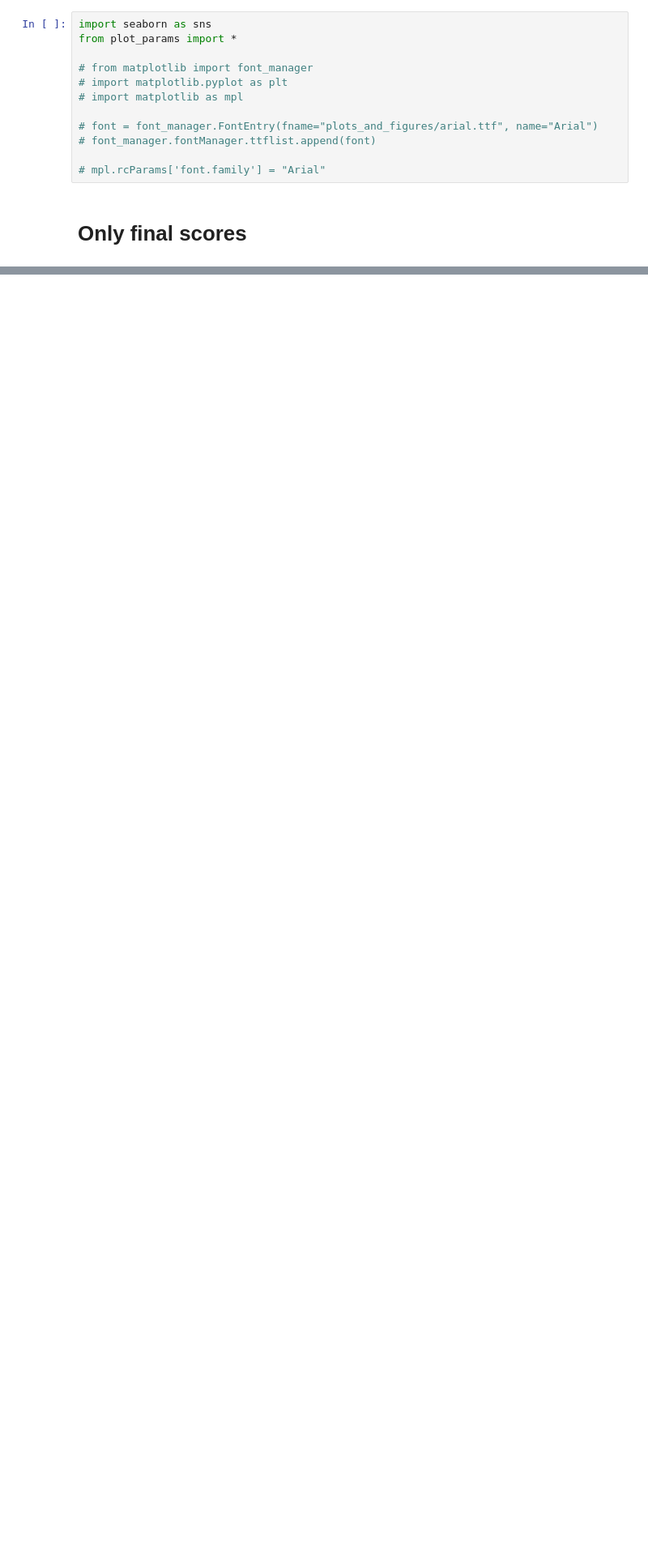
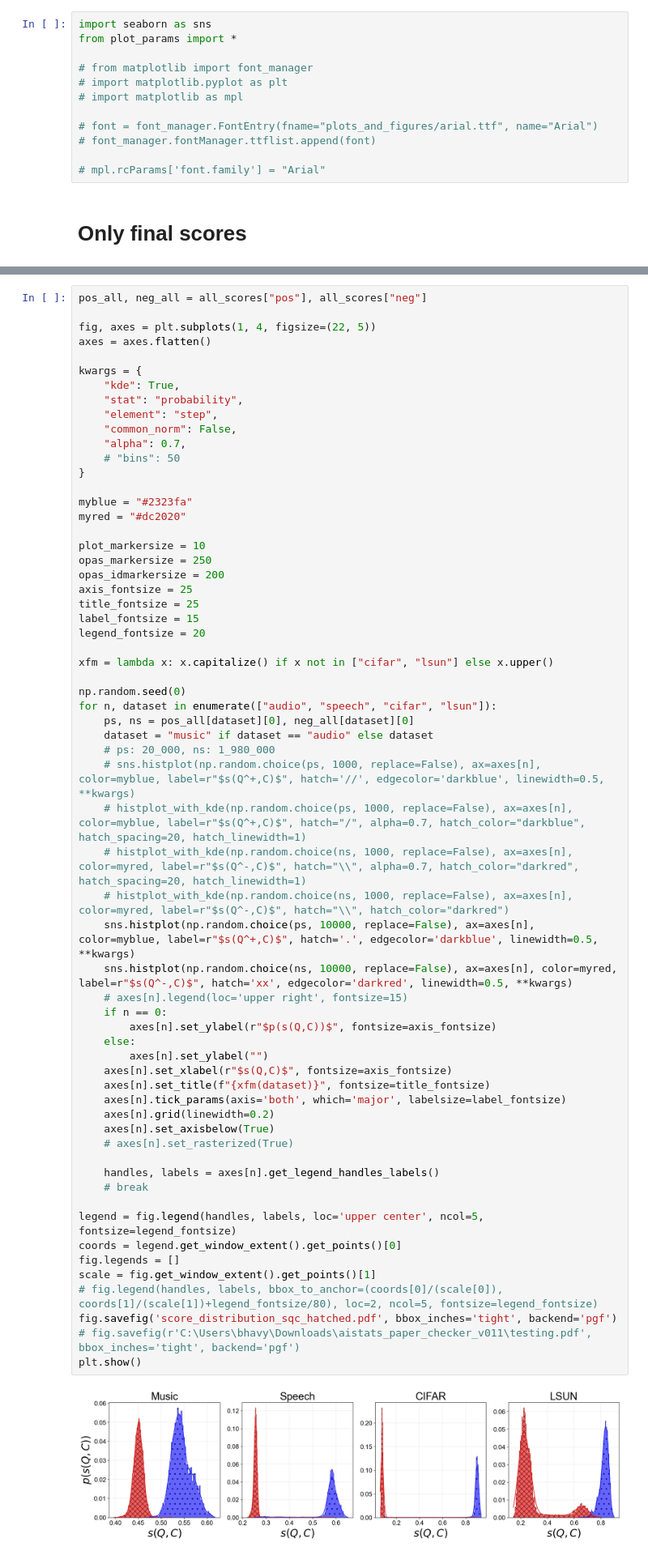
Before and after one commit to BhavyaKohli/OPAS, a Jupyter notebook: plots_and_figures/plots_score_distributions.ipynb, the cells around one changed output, grey strips where cells are left out. Shown at 81% size. Drawn from its saved outputs; the diff is of its cells as text; blank space fills up the shorter version.

```diff
--- a/plots_and_figures/plots_score_distributions.ipynb
+++ b/plots_and_figures/plots_score_distributions.ipynb
@@ -221 +459,65 @@ from plot_params import *
+# %%
+pos_all, neg_all = all_scores["pos"], all_scores["neg"]
+
+fig, axes = plt.subplots(1, 4, figsize=(22, 5))
+axes = axes.flatten()
+
+kwargs = {
+    "kde": True,
+    "stat": "probability",
+    "element": "step",
+    "common_norm": False,
+    "alpha": 0.7,
+    # "bins": 50
+}
+
+myblue = "#2323fa"
+myred = "#dc2020"
+
+plot_markersize = 10
+opas_markersize = 250
+opas_idmarkersize = 200
+axis_fontsize = 25
+title_fontsize = 25
+label_fontsize = 15
+legend_fontsize = 20
+
+xfm = lambda x: x.capitalize() if x not in ["cifar", "lsun"] else x.upper()
+
+np.random.seed(0)
+for n, dataset in enumerate(["audio", "speech", "cifar", "lsun"]):
+    ps, ns = pos_all[dataset][0], neg_all[dataset][0]
+    dataset = "music" if dataset == "audio" else dataset
+    # ps: 20_000, ns: 1_980_000
+    # sns.histplot(np.random.choice(ps, 1000, replace=False), ax=axes[n], color=myblue, label=r"$s(Q^+,C)$", hatch='//', edgecolor='darkblue', linewidth=0.5, **kwargs)
+    # histplot_with_kde(np.random.choice(ps, 1000, replace=False), ax=axes[n], color=myblue, label=r"$s(Q^+,C)$", hatch="/", alpha=0.7, hatch_color="darkblue", hatch_spacing=20, hatch_linewidth=1)
+    # histplot_with_kde(np.random.choice(ns, 1000, replace=False), ax=axes[n], color=myred, label=r"$s(Q^-,C)$", hatch="\\", alpha=0.7, hatch_color="darkred", hatch_spacing=20, hatch_linewidth=1)
+    # histplot_with_kde(np.random.choice(ns, 1000, replace=False), ax=axes[n], color=myred, label=r"$s(Q^-,C)$", hatch="\\", hatch_color="darkred")
+    sns.histplot(np.random.choice(ps, 10000, replace=False), ax=axes[n], color=myblue, label=r"$s(Q^+,C)$", hatch='.', edgecolor='darkblue', linewidth=0.5, **kwargs)
+    sns.histplot(np.random.choice(ns, 10000, replace=False), ax=axes[n], color=myred, label=r"$s(Q^-,C)$", hatch='xx', edgecolor='darkred', linewidth=0.5, **kwargs)
+    # axes[n].legend(loc='upper right', fontsize=15)
+    if n == 0:
+        axes[n].set_ylabel(r"$p(s(Q,C))$", fontsize=axis_fontsize)
+    else:
+        axes[n].set_ylabel("")
+    axes[n].set_xlabel(r"$s(Q,C)$", fontsize=axis_fontsize)
+    axes[n].set_title(f"{xfm(dataset)}", fontsize=title_fontsize)
+    axes[n].tick_params(axis='both', which='major', labelsize=label_fontsize)
+    axes[n].grid(linewidth=0.2)
+    axes[n].set_axisbelow(True)
+    # axes[n].set_rasterized(True)
+
+    handles, labels = axes[n].get_legend_handles_labels()
+    # break
+
+legend = fig.legend(handles, labels, loc='upper center', ncol=5, fontsize=legend_fontsize)
+coords = legend.get_window_extent().get_points()[0]
+fig.legends = []
+scale = fig.get_window_extent().get_points()[1]
+# fig.legend(handles, labels, bbox_to_anchor=(coords[0]/(scale[0]), coords[1]/(scale[1])+legend_fontsize/80), loc=2, ncol=5, fontsize=legend_fontsize)
+fig.savefig('score_distribution_sqc_hatched.pdf', bbox_inches='tight', backend='pgf')
+# fig.savefig(r'C:\Users\bhavy\Downloads\aistats_paper_checker_v011\testing.pdf', bbox_inches='tight', backend='pgf')
+plt.show()
+# %% [output]
+[figure, added]
 # %%
```
Also changed, not shown: parts of 5 cells of this notebook, 20 other files.
